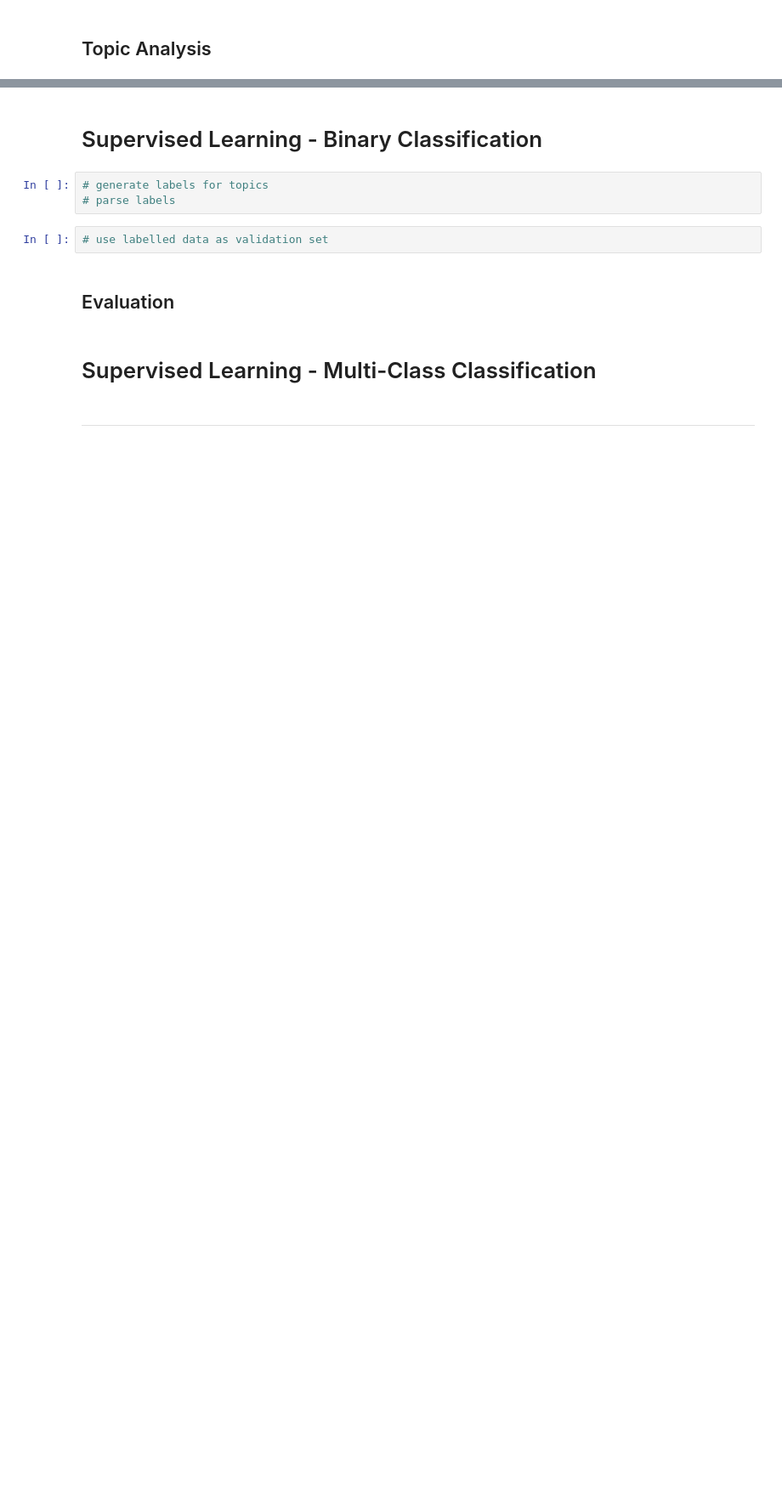
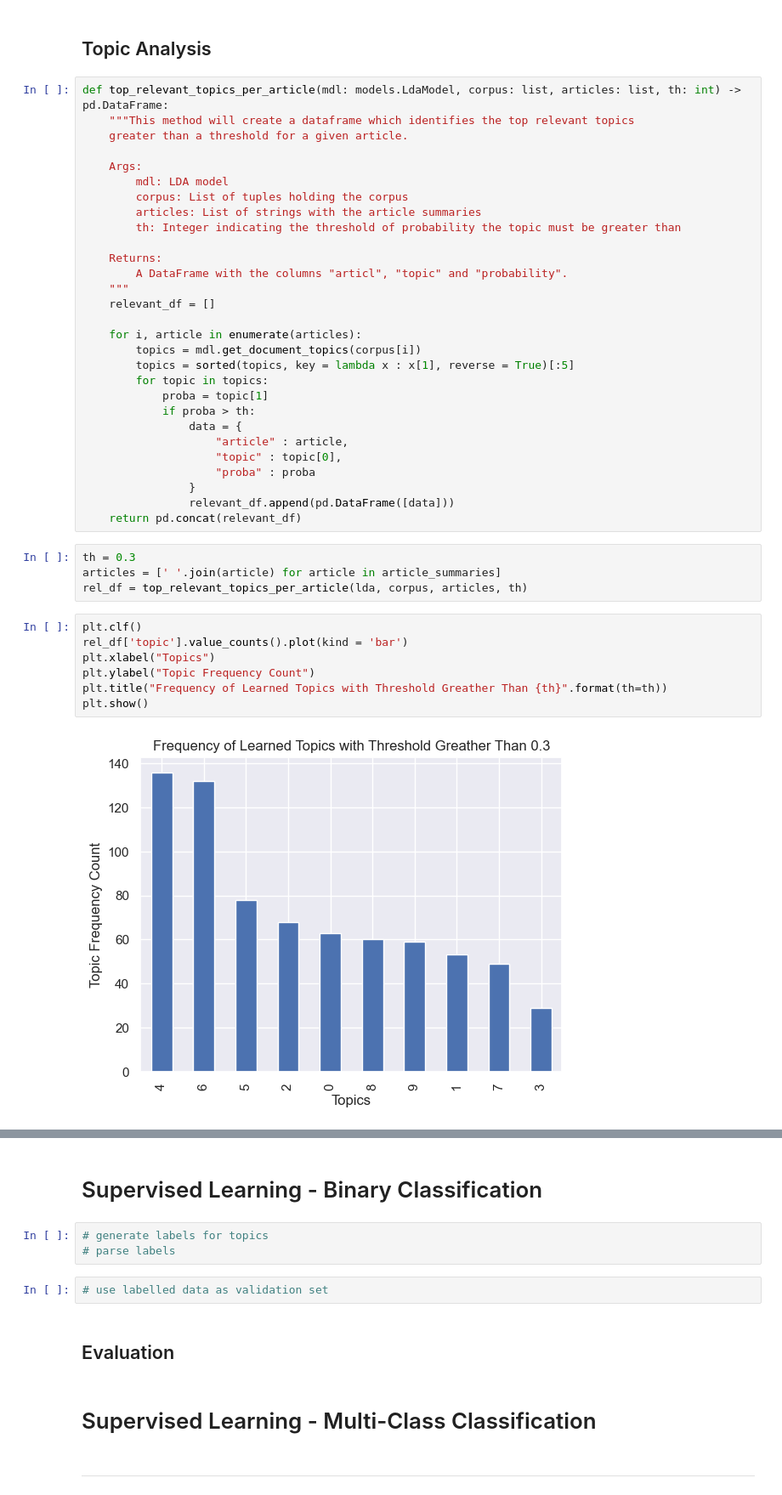
Before and after one commit to vatsal220/medium_articles, a Jupyter notebook: topic_modelling/topic_model.ipynb, the cells around one changed output, grey strips where cells are left out. Shown at 85% size. Saved outputs shown, nothing was run; the diff lists cells and outputs as text; blank space fills up the shorter version.

```diff
--- a/topic_modelling/topic_model.ipynb
+++ b/topic_modelling/topic_model.ipynb
@@ -415,2 +292,44 @@ for i in range (0,10):
 # %% [markdown]
 ## Topic Analysis
+# %%
+def top_relevant_topics_per_article(mdl: models.LdaModel, corpus: list, articles: list, th: int) -> pd.DataFrame:
+    """This method will create a dataframe which identifies the top relevant topics
+    greater than a threshold for a given article.
+
+    Args:
+        mdl: LDA model
+        corpus: List of tuples holding the corpus
+        articles: List of strings with the article summaries
+        th: Integer indicating the threshold of probability the topic must be greater than
+
+    Returns:
+        A DataFrame with the columns "articl", "topic" and "probability".
+    """
+    relevant_df = []
+
+    for i, article in enumerate(articles):
+        topics = mdl.get_document_topics(corpus[i])
+        topics = sorted(topics, key = lambda x : x[1], reverse = True)[:5]
+        for topic in topics:
+            proba = topic[1]
+            if proba > th:
+                data = {
+                    "article" : article,
+                    "topic" : topic[0],
+                    "proba" : proba
+                }
+                relevant_df.append(pd.DataFrame([data]))
+    return pd.concat(relevant_df)
+# %%
+th = 0.3
+articles = [' '.join(article) for article in article_summaries]
+rel_df = top_relevant_topics_per_article(lda, corpus, articles, th)
+# %%
+plt.clf()
+rel_df['topic'].value_counts().plot(kind = 'bar')
+plt.xlabel("Topics")
+plt.ylabel("Topic Frequency Count")
+plt.title("Frequency of Learned Topics with Threshold Greather Than {th}".format(th=th))
+plt.show()
+# %% [output]
+[figure, added]
```
Also changed, not shown: parts of 35 cells of this notebook.
